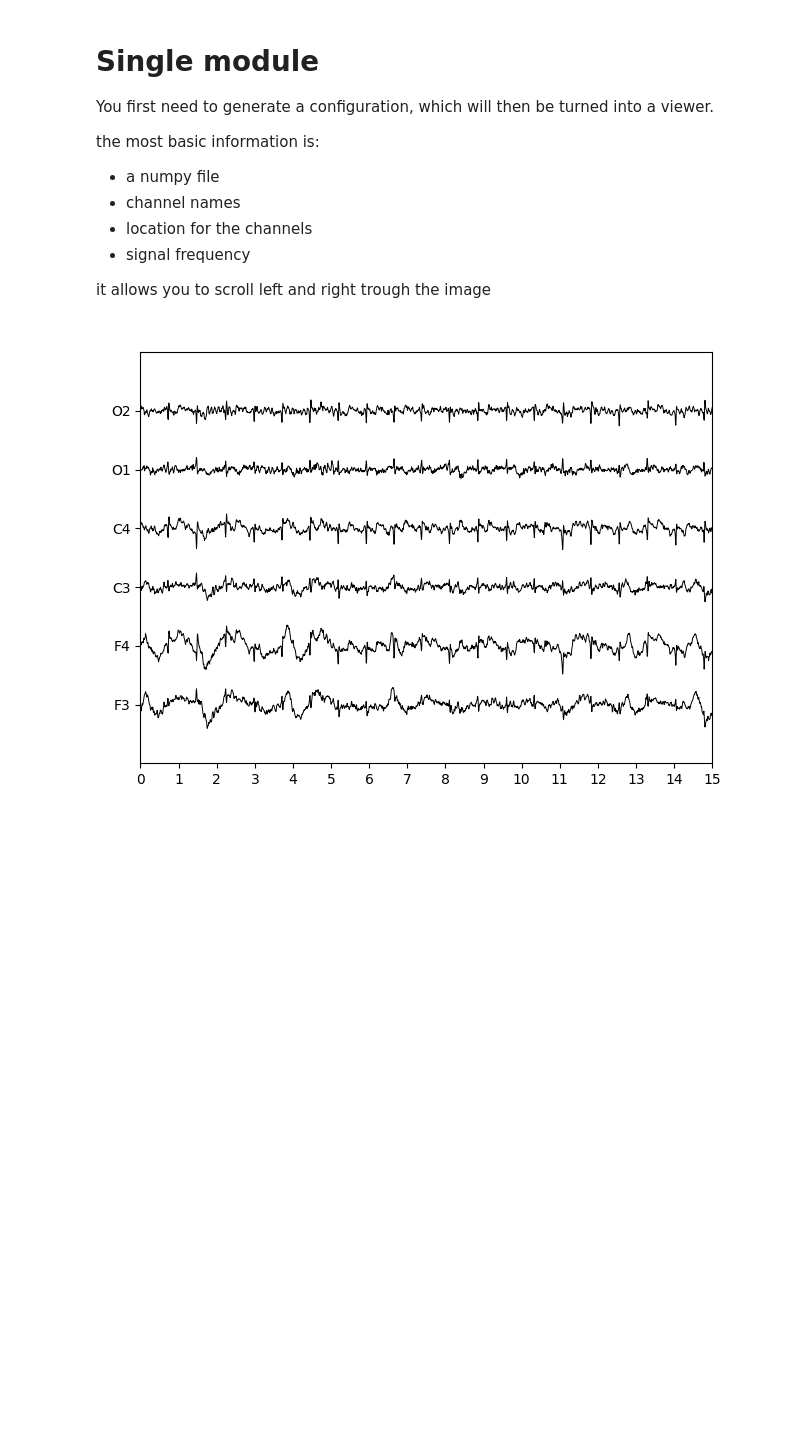
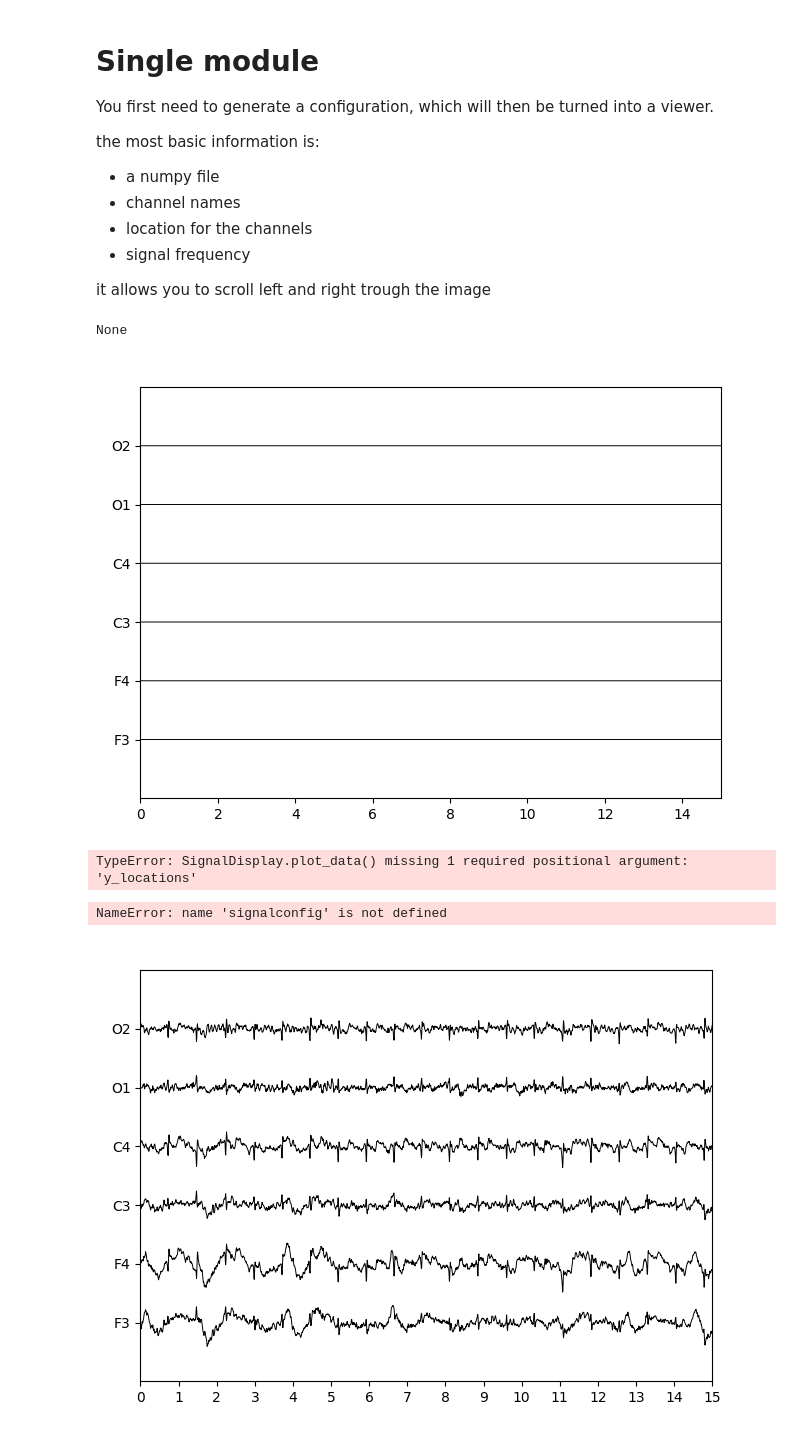
Before and after one commit to MoritzAlkofer/BIOViewer, a Jupyter notebook: demo.ipynb, the cells around one changed output. Cells and saved outputs as stored; diff of their text form; code cells hidden in the pictures; blank space fills up the shorter version.

```diff
--- a/demo.ipynb
+++ b/demo.ipynb
@@ -21,4 +23,21 @@ the most basic information is:
 - signal frequency
 
 it allows you to scroll left and right trough the image
+# %%
+path_signal = 'example.npy'
+display_channels = ['F3', 'F4', 'C3', 'C4', 'O1', 'O2']
+y_locations = [0,100,200,300,400,500]
+Fs = 128
+
+signalconfig = SignalConfig(path_signal,Fs,display_channels,y_locations, y_pad = 100)
+viewer = Viewer(signal_configs=[signalconfig])
+# %% [output]
+None
+[figure, added]
+TypeError: SignalDisplay.plot_data() missing 1 required positional argument: 'y_locations'
+# %%
+configs=[signalconfig]
+isinstance(configs,list)
+# %% [output]
+NameError: name 'signalconfig' is not defined
 # %%
```
Also changed, not shown: parts of 3 cells of this notebook, 5 other files.
